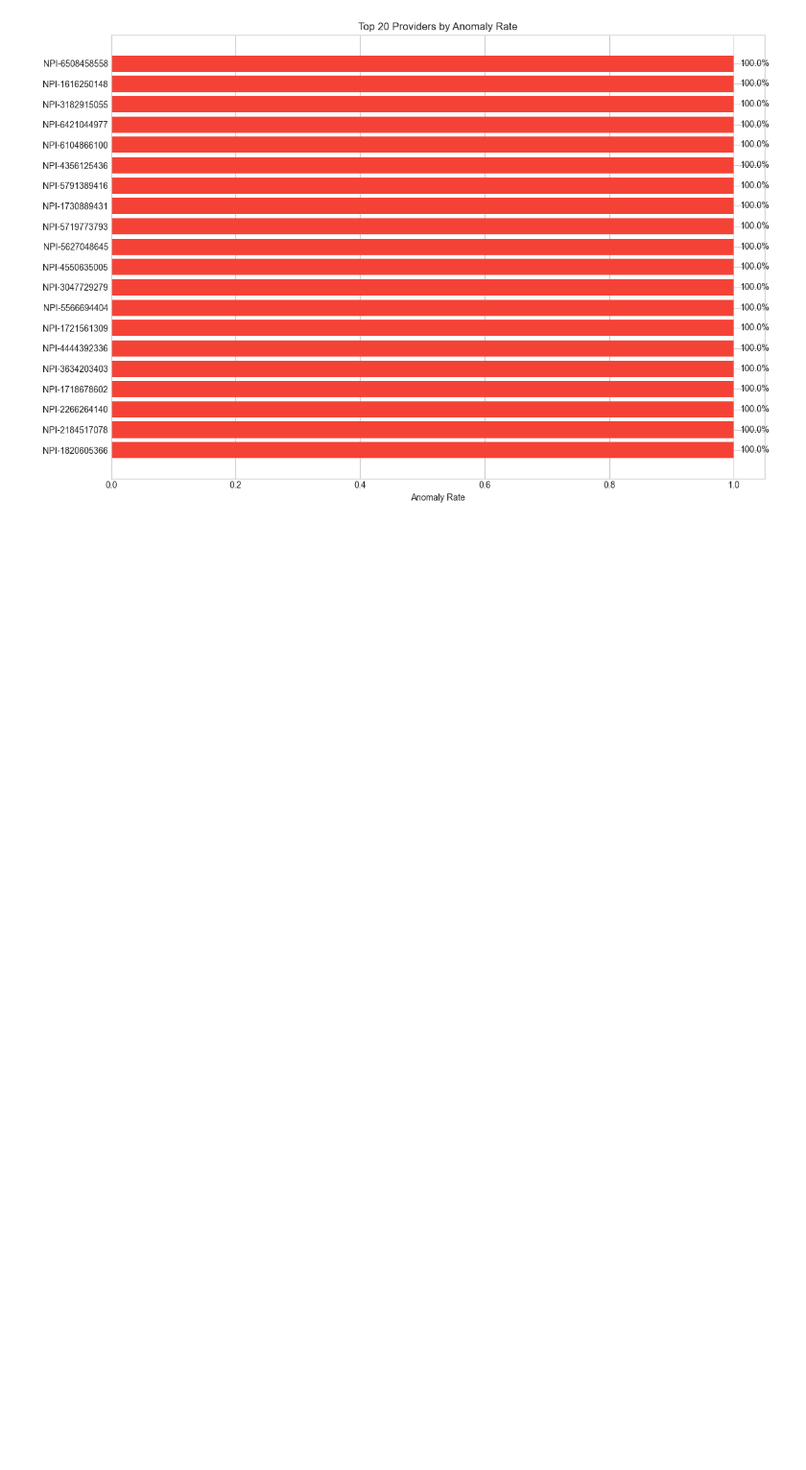
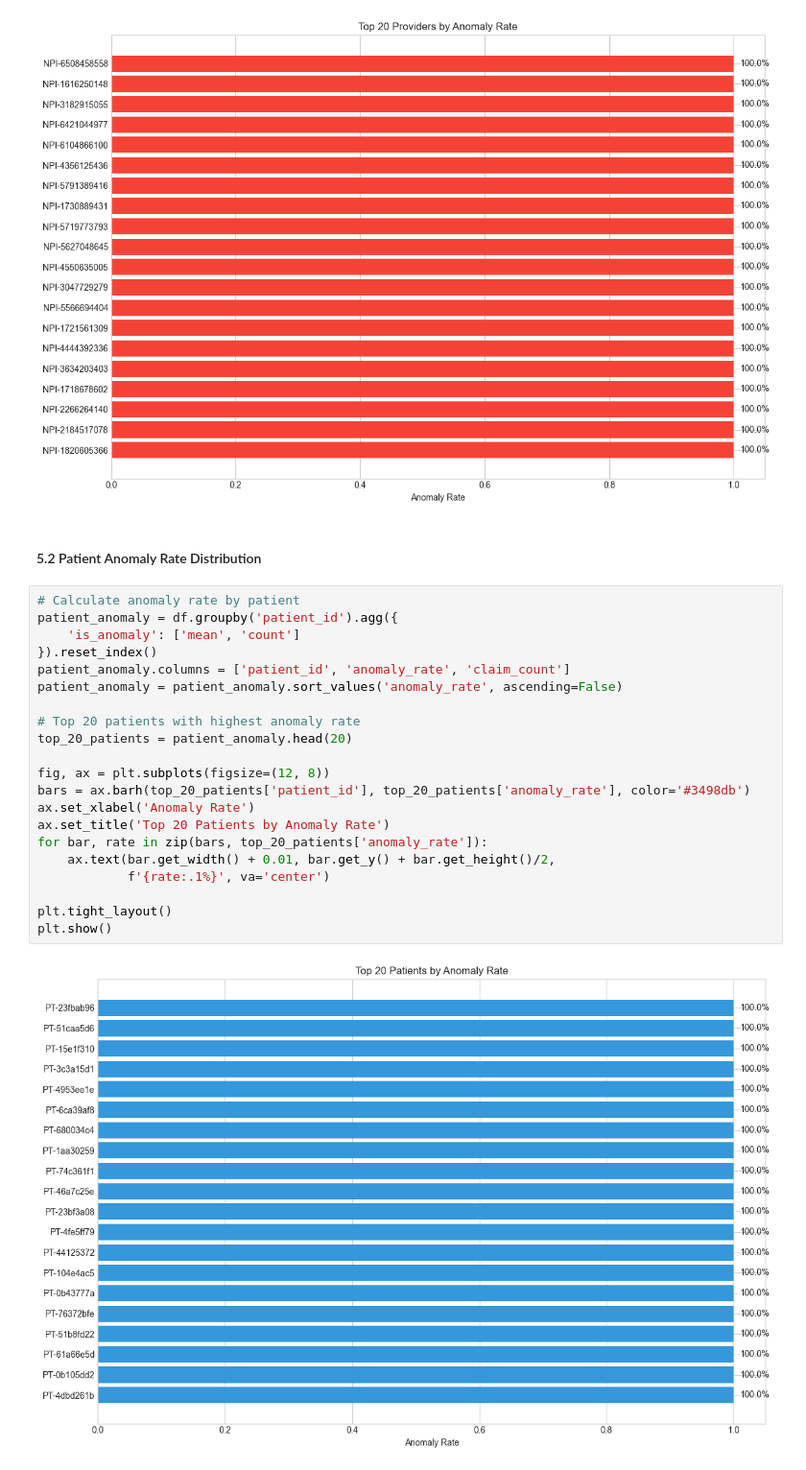
Before and after one commit to Houzibe/health-insurance-fraudulent-claims-detection-system, a Jupyter notebook: notebooks/01_EDA_and_Preprocessing.ipynb, the cells around one changed output. Shown at 96% size. Drawn from its saved outputs; the diff is of its cells as text; blank space fills up the shorter version.

Commit message:
Anomaly pattern analysis by patient anomaly rate distribution

```diff
--- a/notebooks/01_EDA_and_Preprocessing.ipynb
+++ b/notebooks/01_EDA_and_Preprocessing.ipynb
@@ -444,3 +444,28 @@ plt.tight_layout()
 plt.show()
 # %% [output]
 [figure]
+# %% [markdown]
+#### 5.2 Patient Anomaly Rate Distribution
+# %%
+# Calculate anomaly rate by patient
+patient_anomaly = df.groupby('patient_id').agg({
+    'is_anomaly': ['mean', 'count']
+}).reset_index()
+patient_anomaly.columns = ['patient_id', 'anomaly_rate', 'claim_count']
+patient_anomaly = patient_anomaly.sort_values('anomaly_rate', ascending=False)
+
+# Top 20 patients with highest anomaly rate
+top_20_patients = patient_anomaly.head(20)
+
+fig, ax = plt.subplots(figsize=(12, 8))
+bars = ax.barh(top_20_patients['patient_id'], top_20_patients['anomaly_rate'], color='#3498db')
+ax.set_xlabel('Anomaly Rate')
+ax.set_title('Top 20 Patients by Anomaly Rate')
+for bar, rate in zip(bars, top_20_patients['anomaly_rate']):
+    ax.text(bar.get_width() + 0.01, bar.get_y() + bar.get_height()/2,
+            f'{rate:.1%}', va='center')
+
+plt.tight_layout()
+plt.show()
+# %% [output]
+[figure, added]
```
